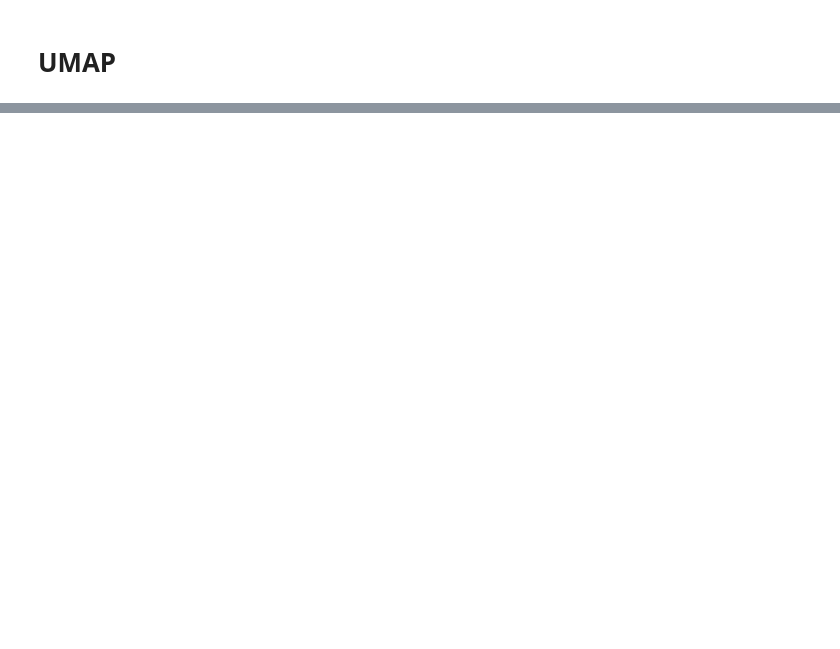
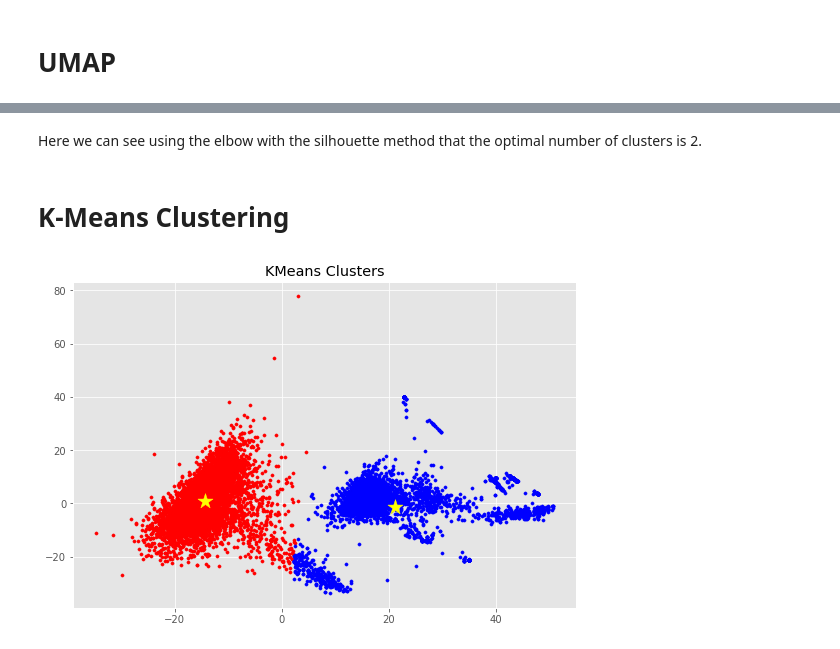
Before and after one commit to bx-lr/ps_obf_ml, a Jupyter notebook: labs/DS7331_Lab_3_Group_2.ipynb, the cells around one changed output, grey strips where cells are left out. Cells and saved outputs as stored; diff of their text form; code cells hidden in the pictures; blank space fills up the shorter version.

```diff
--- a/labs/DS7331_Lab_3_Group_2.ipynb
+++ b/labs/DS7331_Lab_3_Group_2.ipynb
@@ -155,0 +222,26 @@ svc.score(pca_s['test'], pca_s['test_labels']), knn.score(pca_s['test'], pca_s['
+# %% [markdown]
+Here we can see using the elbow with the silhouette method that the optimal number of clusters is 2.
+# %% [markdown]
+# K-Means Clustering
+# %%
+# Visualize our clusters with cetroids
+opt_clusters = 2 # Optimal number of clusters as found above
+
+# Recreate the KMeans objust using the optimal clusters
+kmeans = KMeans(n_clusters=opt_clusters, init='k-means++', max_iter=300, n_init=10,
+                random_state=None)
+kmeans_y = kmeans.fit_predict(pca_data)
+
+# Colors for the scatter plot clusters
+kmeans_colors = ['red', 'blue', 'green', 'cyan', 'magenta']
+
+plt.figure(figsize=(9, 6)) # Size of the plot
+# Plot each cluster
+plt.scatter(pca_data[kmeans_y==0, 0], pca_data[kmeans_y==0, 1], s=10, c=kmeans_colors[0])
+plt.scatter(pca_data[kmeans_y==1, 0], pca_data[kmeans_y==1, 1], s=10, c=kmeans_colors[1])
+# Plot the centroids
+plt.scatter(kmeans.cluster_centers_[:, 0], kmeans.cluster_centers_[:, 1], s=250, marker='*', c='yellow')
+plt.title("KMeans Clusters")
+plt.show()
+# %% [output]
+[figure, added]
```
Also changed, not shown: parts of 22 cells of this notebook.
